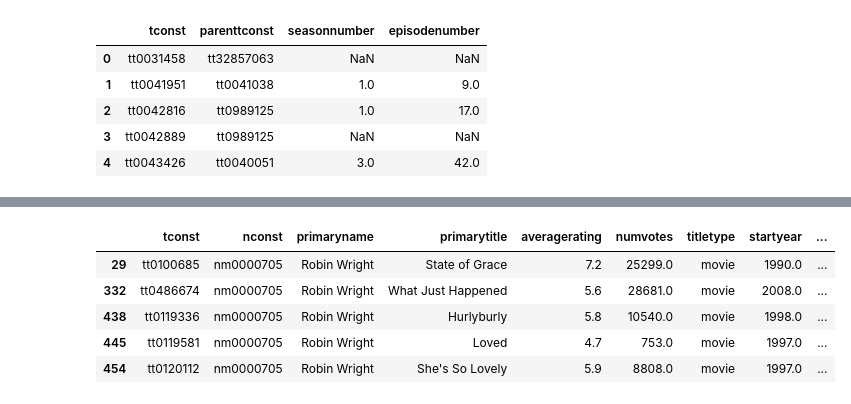
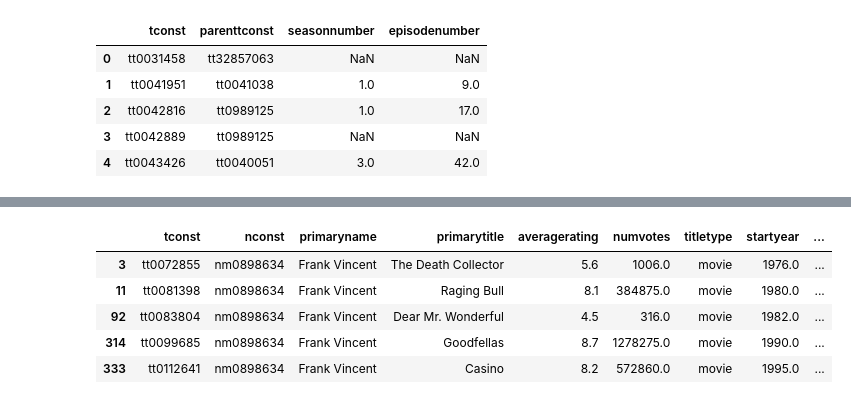
Before and after one commit to SharpWave/Dave_ML, a Jupyter notebook: IMDB.ipynb, the cells around one changed output, grey strips where cells are left out. Cells and saved outputs as stored; diff of their text form; code cells hidden in the pictures.

```diff
--- a/IMDB.ipynb
+++ b/IMDB.ipynb
@@ -18,0 +1,8 @@ for table in cur.fetchall():
+# %%
+# connect to postgresql database called imdb_pg with user postgres and password postgres
+import psycopg2
+import pandas as pd
+import dave_imdb as di
+
+# connect to the database
+conn = di.connect_to_imdb_pg()
@@ -104,7 +102,7 @@ def search_name_basics(name):
 pd.set_option('display.max_rows', None)
 # %%
 # test the function
-searchname = "Sean Penn"
+searchname = "Joe Pesci"
 possible_names = search_name_basics(searchname)
 possible_names.head(possible_names.shape[0])
 # %% [output]
@@ -196,12 +226,12 @@ nm0000576
 # %%
 # show the rows of tc_costars dataframe where primaryname column is Timothy Olyphant
-to = tc_costars[tc_costars["primaryname"] == "Robin Wright"]
+to = tc_costars[tc_costars["primaryname"] == "Frank Vincent"]
 #to = to.merge(pd.read_sql_query("SELECT * FROM title_basics;", conn), on="tconst")
 to.head(to.shape[0])
 # %% [output]
 |  | tconst | nconst | primaryname | primarytitle | averagerating | numvotes | titletype | startyear | ... |
-| 29 | tt0100685 | nm0000705 | Robin Wright | State of Grace | 7.2 | 25299.0 | movie | 1990.0 | ... |
-| 332 | tt0486674 | nm0000705 | Robin Wright | What Just Happened | 5.6 | 28681.0 | movie | 2008.0 | ... |
-| 438 | tt0119336 | nm0000705 | Robin Wright | Hurlyburly | 5.8 | 10540.0 | movie | 1998.0 | ... |
-| 445 | tt0119581 | nm0000705 | Robin Wright | Loved | 4.7 | 753.0 | movie | 1997.0 | ... |
-| 454 | tt0120112 | nm0000705 | Robin Wright | She's So Lovely | 5.9 | 8808.0 | movie | 1997.0 | ... |
+| 3 | tt0072855 | nm0898634 | Frank Vincent | The Death Collector | 5.6 | 1006.0 | movie | 1976.0 | ... |
+| 11 | tt0081398 | nm0898634 | Frank Vincent | Raging Bull | 8.1 | 384875.0 | movie | 1980.0 | ... |
+| 92 | tt0083804 | nm0898634 | Frank Vincent | Dear Mr. Wonderful | 4.5 | 316.0 | movie | 1982.0 | ... |
+| 314 | tt0099685 | nm0898634 | Frank Vincent | Goodfellas | 8.7 | 1278275.0 | movie | 1990.0 | ... |
+| 333 | tt0112641 | nm0898634 | Frank Vincent | Casino | 8.2 | 572860.0 | movie | 1995.0 | ... |
```
Also changed, not shown: parts of 9 cells of this notebook, 1 other file.
